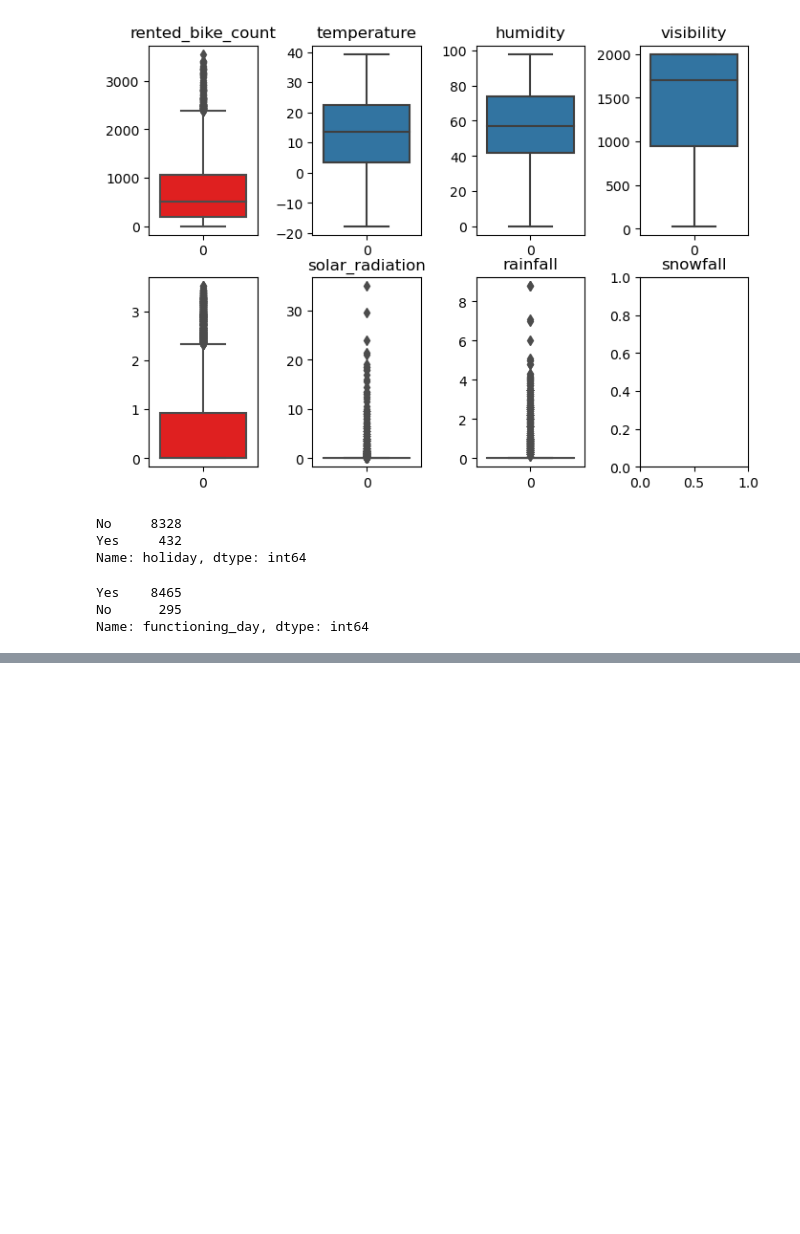
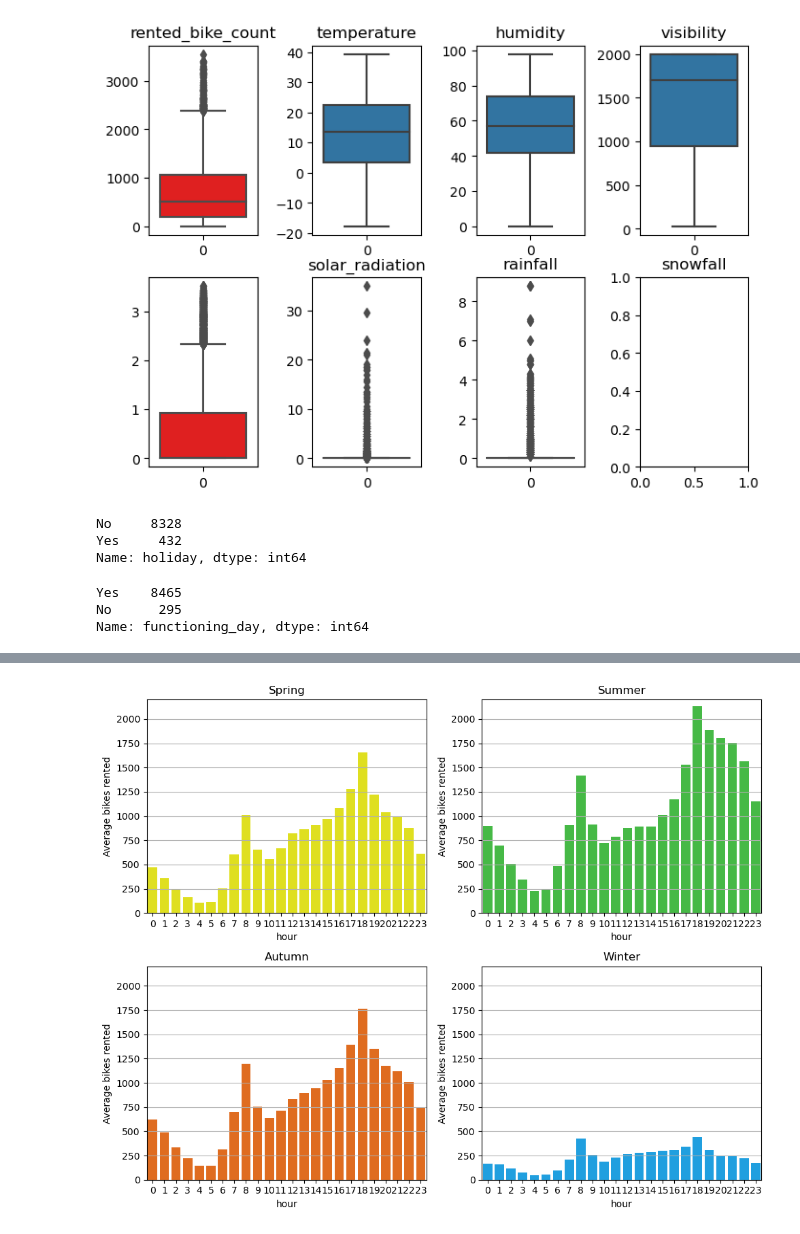
Before and after one commit to lukwies/Bikerentals-in-Seoul, a Jupyter notebook: notebooks/exploration.ipynb, the cells around one changed output, grey strips where cells are left out. Saved outputs shown, nothing was run; the diff lists cells and outputs as text; code cells hidden in the pictures; blank space fills up the shorter version.

```diff
--- a/notebooks/exploration.ipynb
+++ b/notebooks/exploration.ipynb
@@ -283,0 +206,25 @@ plt.show()
+# %%
+plot_df = df.pivot_table(index='hour', values=['rented_bike_count'], columns='seasons').reset_index()
+fig,ax = plt.subplots(2, 2, figsize=(10,8))
+
+#sns.lineplot(x=plot_df['hour'], y=plot_df['rented_bike_count']['Spring'], color='blue', ax=ax[0,0])
+sns.barplot(x=plot_df['hour'], y=plot_df['rented_bike_count']['Spring'], color=season_color[0], ax=ax[0,0])
+ax[0,0].set(ylim=(0, 2200), title='Spring', ylabel='Average bikes rented')
+ax[0,0].grid(axis='y')
+
+sns.barplot(x=plot_df['hour'], y=plot_df['rented_bike_count']['Summer'], color=season_color[1], ax=ax[0,1])
+ax[0,1].set(ylim=(0, 2200), title='Summer', ylabel='Average bikes rented')
+ax[0,1].grid(axis='y')
+
+sns.barplot(x=plot_df['hour'], y=plot_df['rented_bike_count']['Autumn'], color=season_color[2], ax=ax[1,0])
+ax[1,0].set(ylim=(0, 2200), title='Autumn', ylabel='Average bikes rented')
+ax[1,0].grid(axis='y')
+
+sns.barplot(x=plot_df['hour'], y=plot_df['rented_bike_count']['Winter'], color=season_color[3], ax=ax[1,1])
+ax[1,1].set(ylim=(0, 2200), title='Winter', ylabel='Average bikes rented')
+ax[1,1].grid(axis='y')
+
+plt.tight_layout()
+plt.show()
+# %% [output]
+[figure, added]
```
Also changed, not shown: parts of 30 cells of this notebook, 1 other file.
